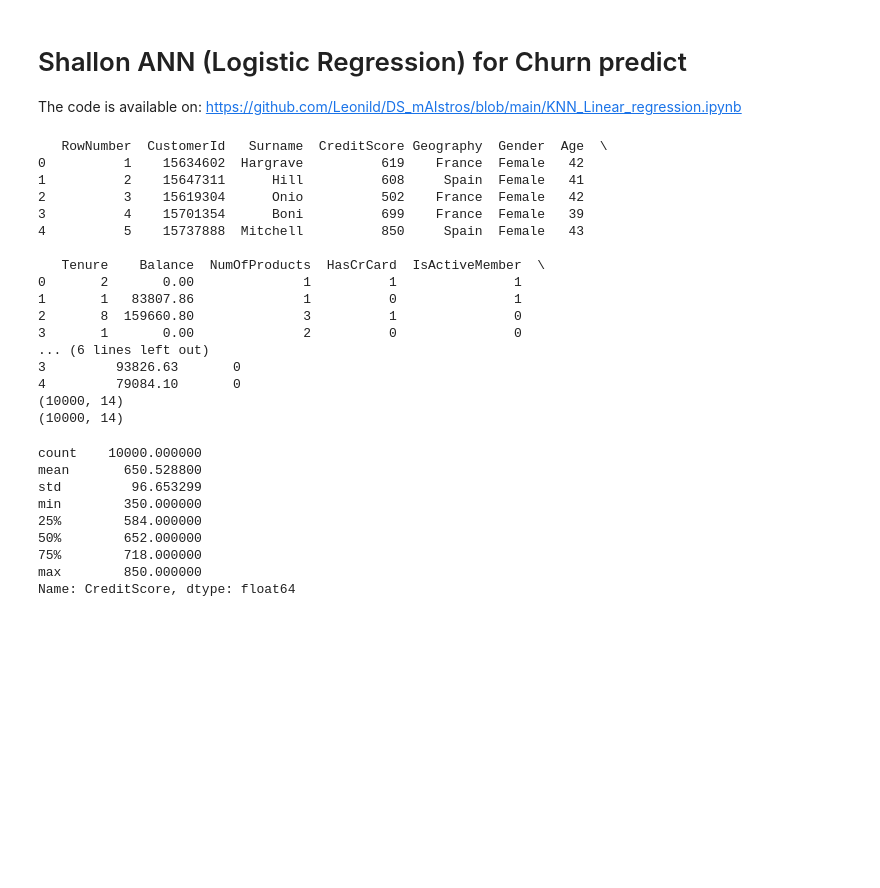
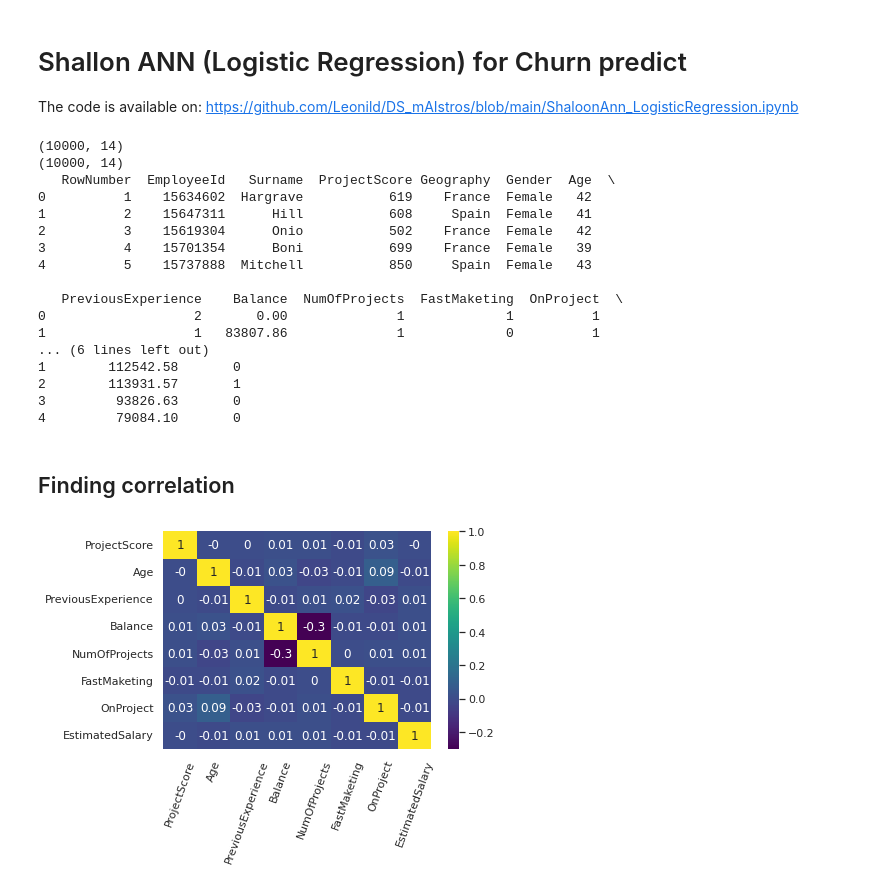
Before and after one commit to Leonild/DS_mAIstros, a Jupyter notebook: ShaloonAnn_LogisticRegression.ipynb, the cells around one changed output. Drawn from its saved outputs; the diff is of its cells as text; code cells hidden in the pictures; blank space fills up the shorter version.

```diff
--- a/ShaloonAnn_LogisticRegression.ipynb
+++ b/ShaloonAnn_LogisticRegression.ipynb
@@ -3,52 +3,59 @@
 # %% [markdown]
 # Shallon ANN (Logistic Regression) for Churn predict
 
-The code is available on: https://github.com/Leonild/DS_mAIstros/blob/main/KNN_Linear_regression.ipynb
+The code is available on: https://github.com/Leonild/DS_mAIstros/blob/main/ShaloonAnn_LogisticRegression.ipynb
 # %%
 import pandas as pd
 import numpy as np
 import matplotlib.pyplot as plt
 import seaborn as sns
+from matplotlib import pyplot as plt
+from matplotlib.colors import ListedColormap
+
+cmap_bold = ListedColormap(["#FF0000", "#0000FF"])
+
+cmap_light = ListedColormap(["#FFBBBB", "#BBBBFF"])
 
 sns.set(color_codes=True)
 #reading directly from the cloud
 url = 'https://drive.google.com/file/d/1caSSco2Hy5qQKMPDyFaa0JsWjKi137u6/view?usp=sharing'
 path = 'https://drive.google.com/uc?export=download&id='+url.split('/')[-2]
 data = pd.read_csv(path)
-print(data.head())
 #No duplicate data
 print(data.shape)
 
 data=data.drop_duplicates()
 
 print(data.shape)
+
+data = data.rename(columns={"CustomerId": "EmployeeId", "CreditScore": "ProjectScore", "Tenure": "PreviousExperience",
+                     "NumOfProducts": "NumOfProjects", "HasCrCard": "FastMaketing", "IsActiveMember": "OnProject"})
+
+print(data.head())
 # %% [output]
-   RowNumber  CustomerId   Surname  CreditScore Geography  Gender  Age  \
-0          1    15634602  Hargrave          619    France  Female   42
-1          2    15647311      Hill          608     Spain  Female   41
-2          3    15619304      Onio          502    France  Female   42
-3          4    15701354      Boni          699    France  Female   39
-4          5    15737888  Mitchell          850     Spain  Female   43
+(10000, 14)
+(10000, 14)
+   RowNumber  EmployeeId   Surname  ProjectScore Geography  Gender  Age  \
+0          1    15634602  Hargrave           619    France  Female   42
+1          2    15647311      Hill           608     Spain  Female   41
+2          3    15619304      Onio           502    France  Female   42
+3          4    15701354      Boni           699    France  Female   39
+4          5    15737888  Mitchell           850     Spain  Female   43
 
-   Tenure    Balance  NumOfProducts  HasCrCard  IsActiveMember  \
-0       2       0.00              1          1               1
-1       1   83807.86              1          0               1
-2       8  159660.80              3          1               0
-3       1       0.00              2          0               0
+   PreviousExperience    Balance  NumOfProjects  FastMaketing  OnProject  \
+0                   2       0.00              1             1          1
+1                   1   83807.86              1             0          1
 ... (6 lines left out)
+1        112542.58       0
+2        113931.57       1
 3         93826.63       0
 4         79084.10       0
-(10000, 14)
-(10000, 14)
-# %%
-data['CreditScore'].describe()
-# %% [output]
-count    10000.000000
-mean       650.528800
-std         96.653299
-min        350.000000
-25%        584.000000
-50%        652.000000
-75%        718.000000
-max        850.000000
-Name: CreditScore, dtype: float64
+# %% [markdown]
+## Finding correlation
+# %%
+c= data[['ProjectScore', 'Geography', 'Gender', 'Age', 'PreviousExperience', 'Balance', 'NumOfProjects', 'FastMaketing',
+        'OnProject', 'EstimatedSalary']].corr().round(2)
+ax = sns.heatmap(c, cmap='viridis', annot=True)
+ax.tick_params(axis='x', rotation=70)
+# %% [output]
+[figure, added]
```
Also changed, not shown: parts of 9 cells of this notebook.
